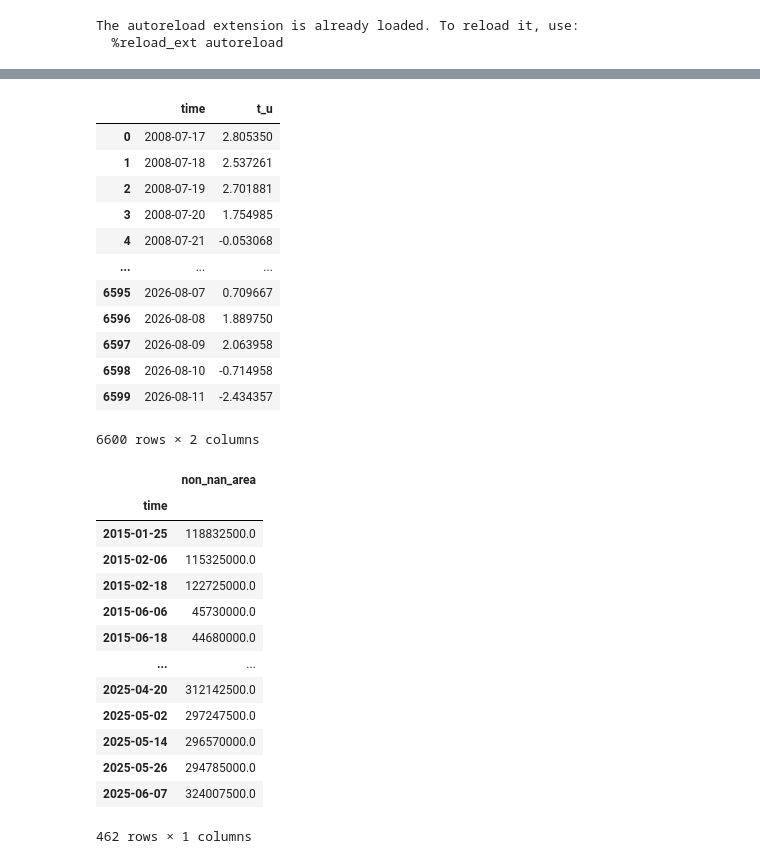
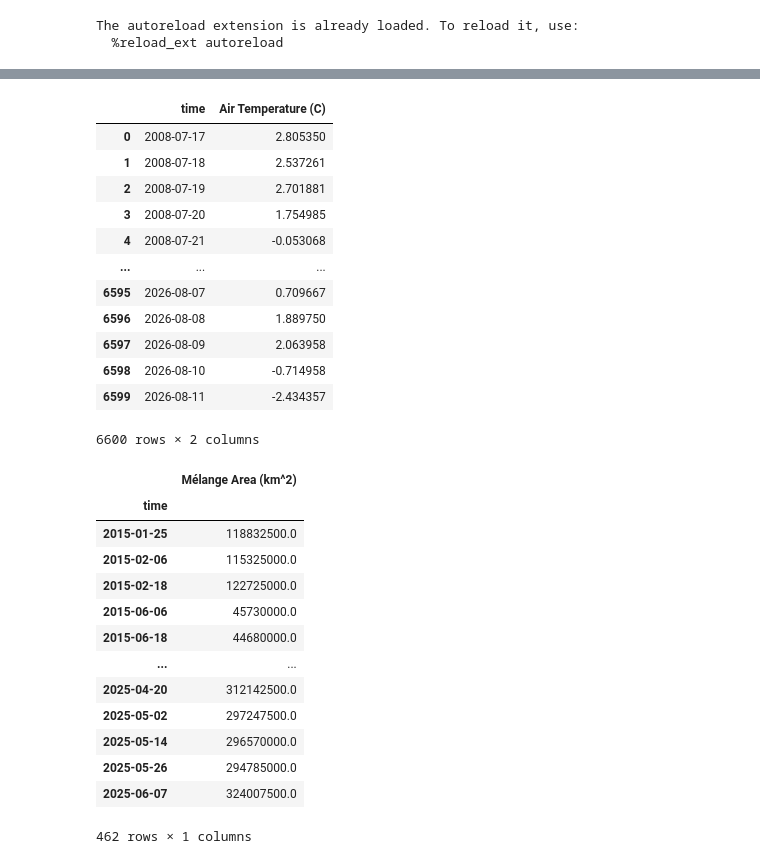
Before and after one commit to cjense/negis-seasonality, a Jupyter notebook: make_tabulardata.ipynb, the cells around one changed output, grey strips where cells are left out. Saved outputs shown, nothing was run; the diff lists cells and outputs as text; code cells hidden in the pictures.

```diff
--- a/make_tabulardata.ipynb
+++ b/make_tabulardata.ipynb
@@ -108,8 +126,9 @@ discharge
 300 rows × 2 columns
 # %%
+airtemp = airtemp.rename(columns={'t_u':'Air Temperature (C)'})
 airtemp
 # %% [output]
-|  | time | t_u |
+|  | time | Air Temperature (C) |
 | 0 | 2008-07-17 | 2.805350 |
 | 1 | 2008-07-18 | 2.537261 |
 | 2 | 2008-07-19 | 2.701881 |
@@ -123,9 +142,10 @@ airtemp
 | 6599 | 2026-08-11 | -2.434357 |
 6600 rows × 2 columns
 # %%
+melangearea = melangearea.rename(columns={'non_nan_area':'Mélange Area (km^2)'})
 melangearea
 # %% [output]
-|  | non_nan_area |
+|  | Mélange Area (km^2) |
 | time |  |
 | 2015-01-25 | 118832500.0 |
 | 2015-02-06 | 115325000.0 |
```
Also changed, not shown: parts of 17 cells of this notebook.
